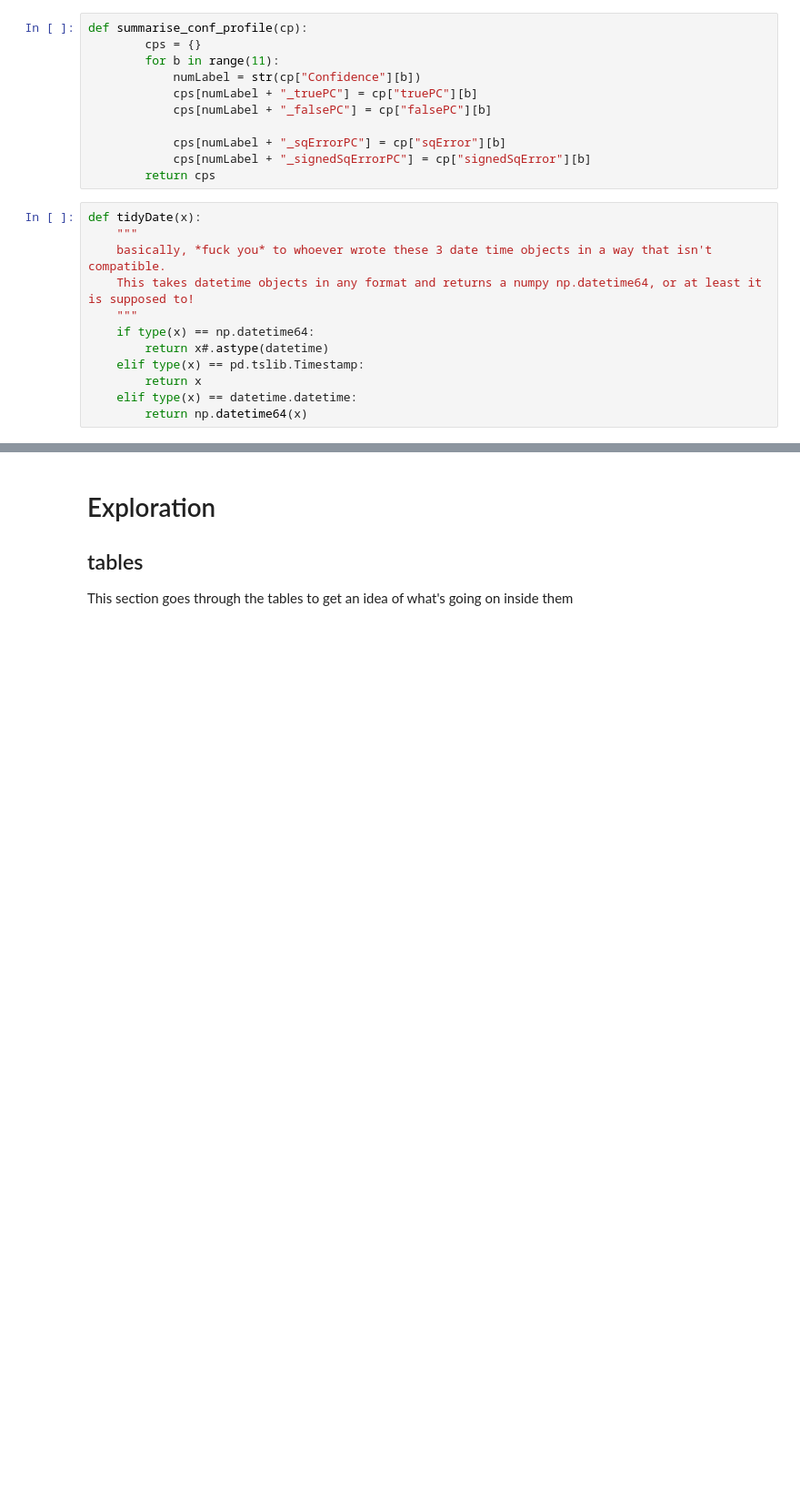
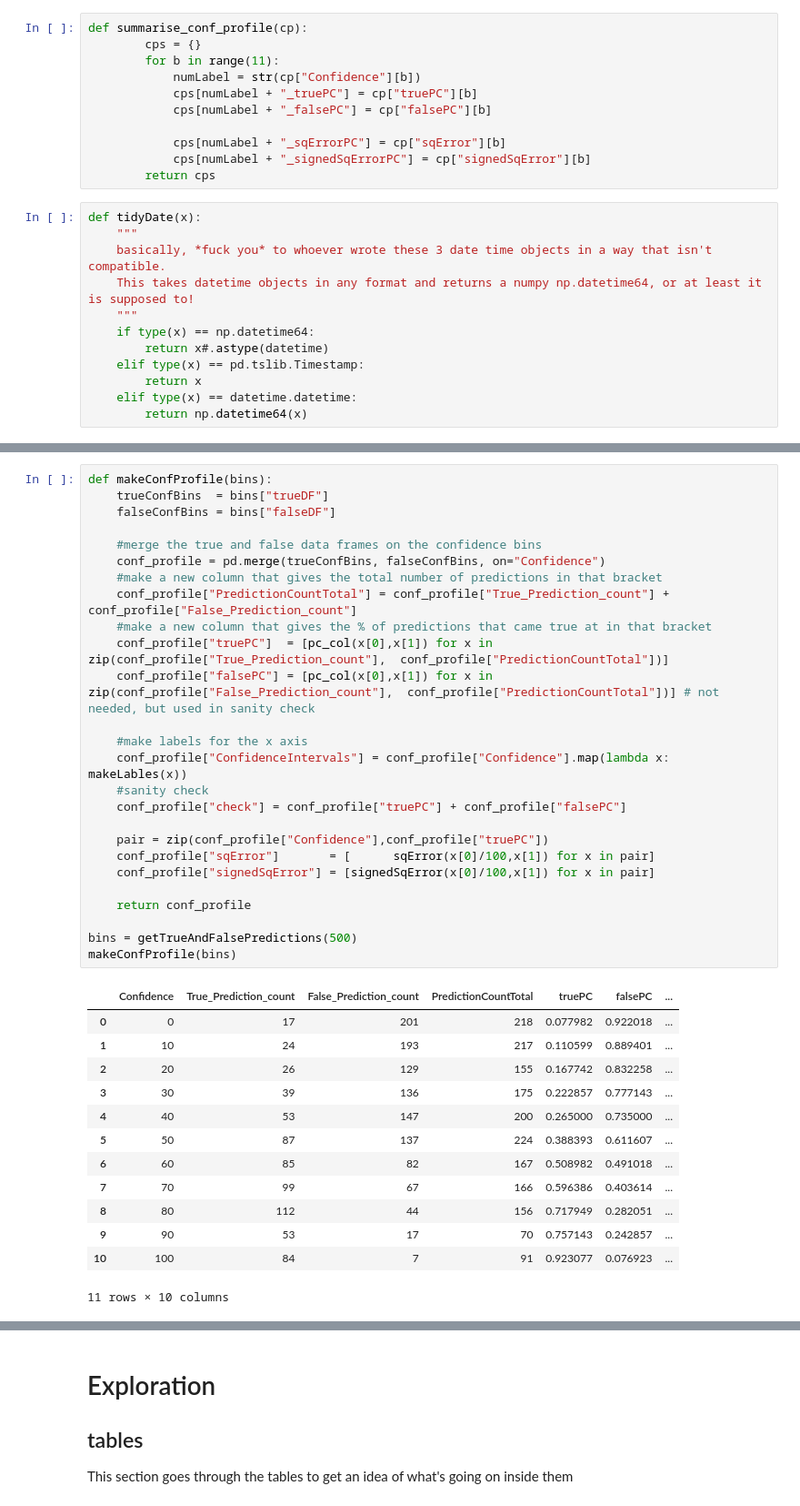
Before and after one commit to notionparallax/GA-DataScience, a Jupyter notebook: Prediction book analysis/PB analysis of users.ipynb, the cells around one changed output, grey strips where cells are left out. Shown at 91% size. Drawn from its saved outputs; the diff is of its cells as text; blank space fills up the shorter version.

```diff
--- a/Prediction book analysis/PB analysis of users.ipynb
+++ b/Prediction book analysis/PB analysis of users.ipynb
@@ -329,0 +331,40 @@ def quantifyUser(this_user = 500):
+# %%
+def makeConfProfile(bins):
+    trueConfBins  = bins["trueDF"]
+    falseConfBins = bins["falseDF"]
+
+    #merge the true and false data frames on the confidence bins
+    conf_profile = pd.merge(trueConfBins, falseConfBins, on="Confidence")
+    #make a new column that gives the total number of predictions in that bracket
+    conf_profile["PredictionCountTotal"] = conf_profile["True_Prediction_count"] + conf_profile["False_Prediction_count"]
+    #make a new column that gives the % of predictions that came true at in that bracket
+    conf_profile["truePC"]  = [pc_col(x[0],x[1]) for x in zip(conf_profile["True_Prediction_count"],  conf_profile["PredictionCountTotal"])]
+    conf_profile["falsePC"] = [pc_col(x[0],x[1]) for x in zip(conf_profile["False_Prediction_count"],  conf_profile["PredictionCountTotal"])] # not needed, but used in sanity check
+
+    #make labels for the x axis
+    conf_profile["ConfidenceIntervals"] = conf_profile["Confidence"].map(lambda x: makeLables(x))
+    #sanity check
+    conf_profile["check"] = conf_profile["truePC"] + conf_profile["falsePC"]
+
+    pair = zip(conf_profile["Confidence"],conf_profile["truePC"])
+    conf_profile["sqError"]       = [      sqError(x[0]/100,x[1]) for x in pair]
+    conf_profile["signedSqError"] = [signedSqError(x[0]/100,x[1]) for x in pair]
+
+    return conf_profile
+
+bins = getTrueAndFalsePredictions(500)
+makeConfProfile(bins)
+# %% [output]
+|  | Confidence | True_Prediction_count | False_Prediction_count | PredictionCountTotal | truePC | falsePC | ... |
+| 0 | 0 | 17 | 201 | 218 | 0.077982 | 0.922018 | ... |
+| 1 | 10 | 24 | 193 | 217 | 0.110599 | 0.889401 | ... |
+| 2 | 20 | 26 | 129 | 155 | 0.167742 | 0.832258 | ... |
+| 3 | 30 | 39 | 136 | 175 | 0.222857 | 0.777143 | ... |
+| 4 | 40 | 53 | 147 | 200 | 0.265000 | 0.735000 | ... |
+| 5 | 50 | 87 | 137 | 224 | 0.388393 | 0.611607 | ... |
+| 6 | 60 | 85 | 82 | 167 | 0.508982 | 0.491018 | ... |
+| 7 | 70 | 99 | 67 | 166 | 0.596386 | 0.403614 | ... |
+| 8 | 80 | 112 | 44 | 156 | 0.717949 | 0.282051 | ... |
+| 9 | 90 | 53 | 17 | 70 | 0.757143 | 0.242857 | ... |
+| 10 | 100 | 84 | 7 | 91 | 0.923077 | 0.076923 | ... |
+11 rows × 10 columns
```
Also changed, not shown: parts of 8 cells of this notebook.
